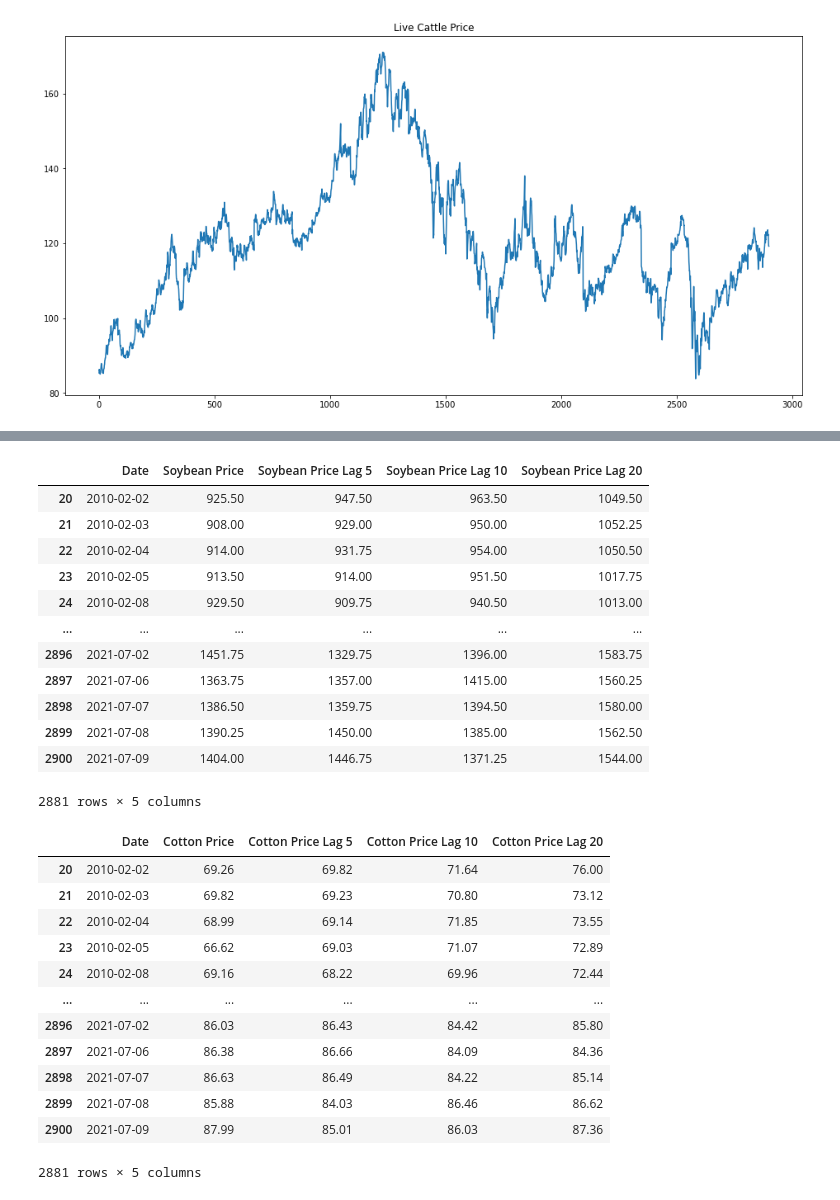
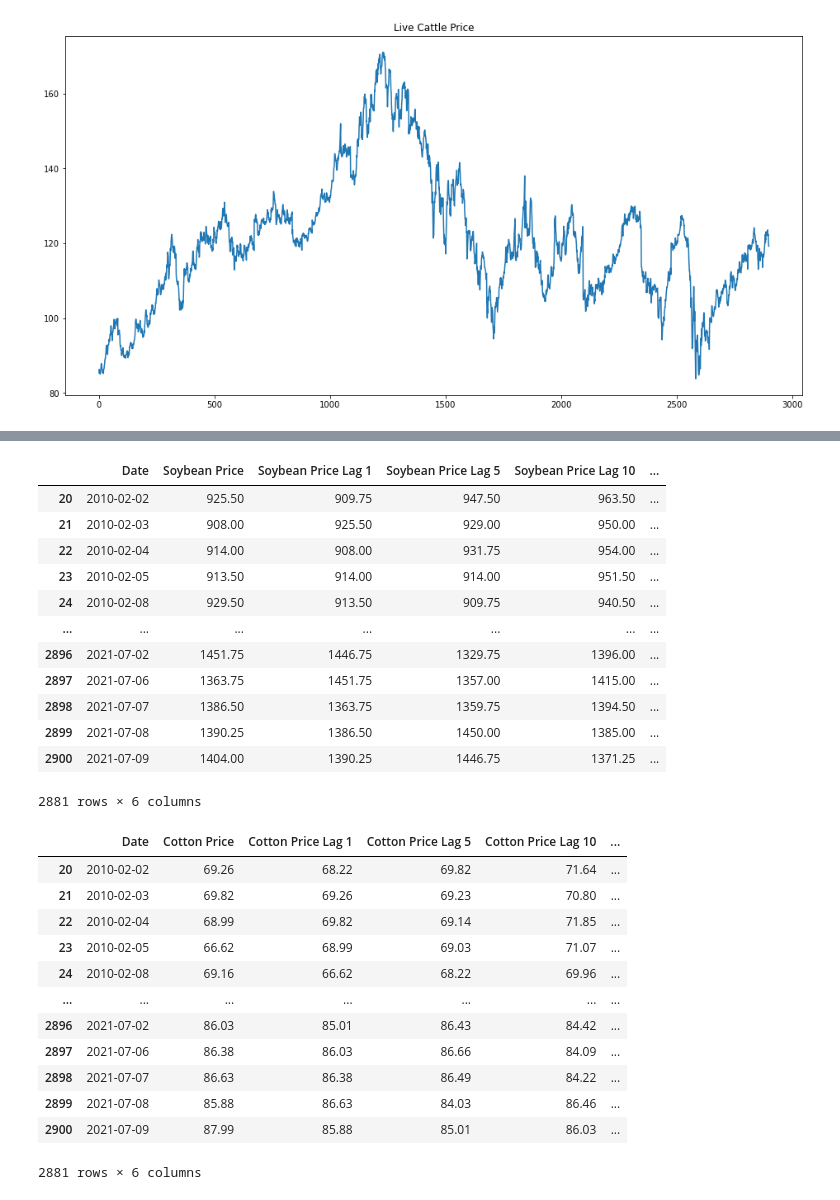
Before and after one commit to FabulousErin/Project_2, a Jupyter notebook: Prediction_Price_ML-Time Lag.ipynb, the cells around one changed output, grey strips where cells are left out. Saved outputs shown, nothing was run; the diff lists cells and outputs as text; code cells hidden in the pictures.

```diff
--- a/Prediction_Price_ML-Time Lag.ipynb
+++ b/Prediction_Price_ML-Time Lag.ipynb
@@ -149,44 +151,46 @@ wheat_df
 # %%
 soybean_df= price_df.drop(columns=['Soy Oil', 'Crush Margin', 'Soybean meal','Wheat Price','Corn Price','Cotton Price', 'Live Cattle'])
+soybean_df["Soybean Price Lag 1"]= soybean_df['Soybean Price'].shift(1)
 soybean_df["Soybean Price Lag 5"]= soybean_df['Soybean Price'].shift(5)
 soybean_df["Soybean Price Lag 10"]= soybean_df['Soybean Price'].shift(10)
 soybean_df["Soybean Price Lag 20"]= soybean_df['Soybean Price'].shift(20)
 soybean_df.dropna(inplace=True)
 soybean_df
 # %% [output]
-|  | Date | Soybean Price | Soybean Price Lag 5 | Soybean Price Lag 10 | Soybean Price Lag 20 |
-| 20 | 2010-02-02 | 925.50 | 947.50 | 963.50 | 1049.50 |
-| 21 | 2010-02-03 | 908.00 | 929.00 | 950.00 | 1052.25 |
-| 22 | 2010-02-04 | 914.00 | 931.75 | 954.00 | 1050.50 |
-| 23 | 2010-02-05 | 913.50 | 914.00 | 951.50 | 1017.75 |
-| 24 | 2010-02-08 | 929.50 | 909.75 | 940.50 | 1013.00 |
-| ... | ... | ... | ... | ... | ... |
-| 2896 | 2021-07-02 | 1451.75 | 1329.75 | 1396.00 | 1583.75 |
-| 2897 | 2021-07-06 | 1363.75 | 1357.00 | 1415.00 | 1560.25 |
-| 2898 | 2021-07-07 | 1386.50 | 1359.75 | 1394.50 | 1580.00 |
-| 2899 | 2021-07-08 | 1390.25 | 1450.00 | 1385.00 | 1562.50 |
-| 2900 | 2021-07-09 | 1404.00 | 1446.75 | 1371.25 | 1544.00 |
+|  | Date | Soybean Price | Soybean Price Lag 1 | Soybean Price Lag 5 | Soybean Price Lag 10 | ... |
+| 20 | 2010-02-02 | 925.50 | 909.75 | 947.50 | 963.50 | ... |
+| 21 | 2010-02-03 | 908.00 | 925.50 | 929.00 | 950.00 | ... |
+| 22 | 2010-02-04 | 914.00 | 908.00 | 931.75 | 954.00 | ... |
+| 23 | 2010-02-05 | 913.50 | 914.00 | 914.00 | 951.50 | ... |
+| 24 | 2010-02-08 | 929.50 | 913.50 | 909.75 | 940.50 | ... |
+| ... | ... | ... | ... | ... | ... | ... |
+| 2896 | 2021-07-02 | 1451.75 | 1446.75 | 1329.75 | 1396.00 | ... |
+| 2897 | 2021-07-06 | 1363.75 | 1451.75 | 1357.00 | 1415.00 | ... |
+| 2898 | 2021-07-07 | 1386.50 | 1363.75 | 1359.75 | 1394.50 | ... |
+| 2899 | 2021-07-08 | 1390.25 | 1386.50 | 1450.00 | 1385.00 | ... |
+| 2900 | 2021-07-09 | 1404.00 | 1390.25 | 1446.75 | 1371.25 | ... |
-2881 rows × 5 columns
+2881 rows × 6 columns
 # %%
 cotton_df= price_df.drop(columns=['Soy Oil', 'Crush Margin', 'Soybean meal','Wheat Price','Corn Price','Soybean Price', 'Live Cattle'])
+cotton_df["Cotton Price Lag 1"]= cotton_df['Cotton Price'].shift(1)
 cotton_df["Cotton Price Lag 5"]= cotton_df['Cotton Price'].shift(5)
 cotton_df["Cotton Price Lag 10"]= cotton_df['Cotton Price'].shift(10)
 cotton_df["Cotton Price Lag 20"]= cotton_df['Cotton Price'].shift(20)
 cotton_df.dropna(inplace=True)
 cotton_df
 # %% [output]
-|  | Date | Cotton Price | Cotton Price Lag 5 | Cotton Price Lag 10 | Cotton Price Lag 20 |
-| 20 | 2010-02-02 | 69.26 | 69.82 | 71.64 | 76.00 |
-| 21 | 2010-02-03 | 69.82 | 69.23 | 70.80 | 73.12 |
-| 22 | 2010-02-04 | 68.99 | 69.14 | 71.85 | 73.55 |
-| 23 | 2010-02-05 | 66.62 | 69.03 | 71.07 | 72.89 |
-| 24 | 2010-02-08 | 69.16 | 68.22 | 69.96 | 72.44 |
-| ... | ... | ... | ... | ... | ... |
-| 2896 | 2021-07-02 | 86.03 | 86.43 | 84.42 | 85.80 |
-| 2897 | 2021-07-06 | 86.38 | 86.66 | 84.09 | 84.36 |
-| 2898 | 2021-07-07 | 86.63 | 86.49 | 84.22 | 85.14 |
-| 2899 | 2021-07-08 | 85.88 | 84.03 | 86.46 | 86.62 |
-| 2900 | 2021-07-09 | 87.99 | 85.01 | 86.03 | 87.36 |
+|  | Date | Cotton Price | Cotton Price Lag 1 | Cotton Price Lag 5 | Cotton Price Lag 10 | ... |
+| 20 | 2010-02-02 | 69.26 | 68.22 | 69.82 | 71.64 | ... |
+| 21 | 2010-02-03 | 69.82 | 69.26 | 69.23 | 70.80 | ... |
+| 22 | 2010-02-04 | 68.99 | 69.82 | 69.14 | 71.85 | ... |
+| 23 | 2010-02-05 | 66.62 | 68.99 | 69.03 | 71.07 | ... |
+| 24 | 2010-02-08 | 69.16 | 66.62 | 68.22 | 69.96 | ... |
+| ... | ... | ... | ... | ... | ... | ... |
+| 2896 | 2021-07-02 | 86.03 | 85.01 | 86.43 | 84.42 | ... |
+| 2897 | 2021-07-06 | 86.38 | 86.03 | 86.66 | 84.09 | ... |
+| 2898 | 2021-07-07 | 86.63 | 86.38 | 86.49 | 84.22 | ... |
+| 2899 | 2021-07-08 | 85.88 | 86.63 | 84.03 | 86.46 | ... |
+| 2900 | 2021-07-09 | 87.99 | 85.88 | 85.01 | 86.03 | ... |
-2881 rows × 5 columns
+2881 rows × 6 columns
 # %%
 cattle_df= price_df.drop(columns=['Soy Oil', 'Crush Margin', 'Soybean meal','Wheat Price','Corn Price','Soybean Price', 'Cotton Price'])
```
Also changed, not shown: parts of 24 cells of this notebook, 11 other files.
